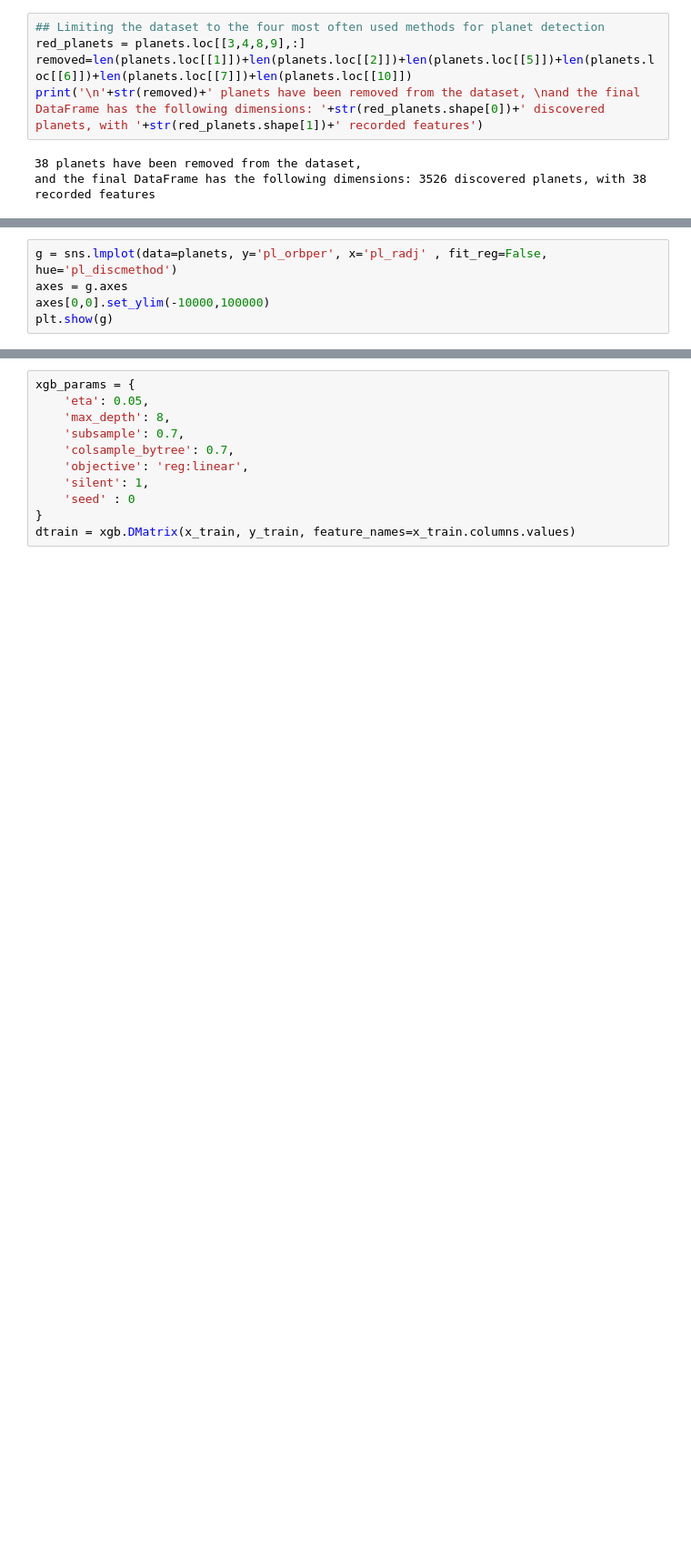
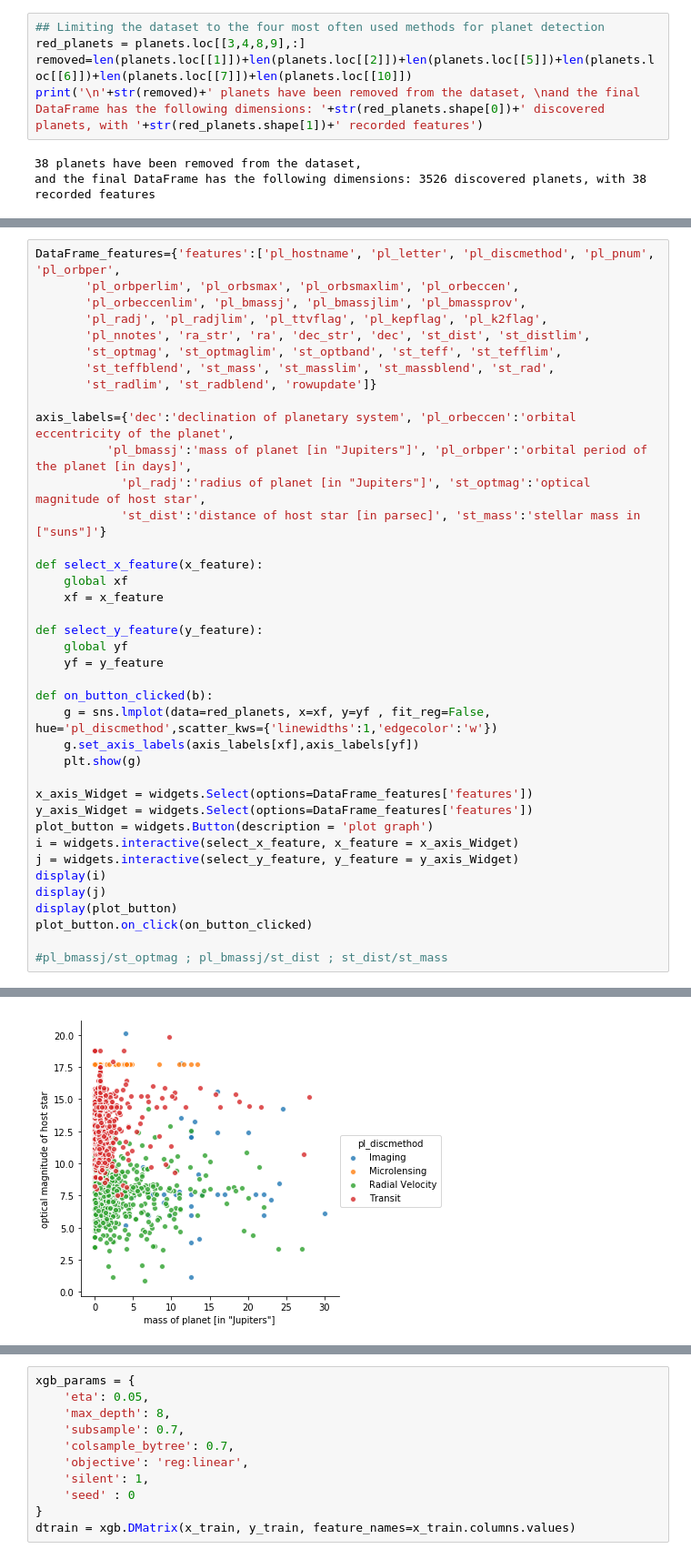
Before and after one commit to jakobgu/FAES_BIOF309_Exoplanets, a Jupyter notebook: planets.ipynb, the cells around one changed output, grey strips where cells are left out. Shown at 91% size. Saved outputs shown, nothing was run; the diff lists cells and outputs as text; blank space fills up the shorter version.

```diff
--- a/planets.ipynb
+++ b/planets.ipynb
@@ -356,5 +357,0 @@ Image(filename = '/Users/gutzmannjj/Work/AnacondaProjects/FAES_BIOF309_Exoplanet
-# %%
-g = sns.lmplot(data=planets, y='pl_orbper', x='pl_radj' , fit_reg=False, hue='pl_discmethod')
-axes = g.axes
-axes[0,0].set_ylim(-10000,100000)
-plt.show(g)
@@ -499,0 +366,40 @@ plt.show()
+# %%
+DataFrame_features={'features':['pl_hostname', 'pl_letter', 'pl_discmethod', 'pl_pnum', 'pl_orbper',
+       'pl_orbperlim', 'pl_orbsmax', 'pl_orbsmaxlim', 'pl_orbeccen',
+       'pl_orbeccenlim', 'pl_bmassj', 'pl_bmassjlim', 'pl_bmassprov',
+       'pl_radj', 'pl_radjlim', 'pl_ttvflag', 'pl_kepflag', 'pl_k2flag',
+       'pl_nnotes', 'ra_str', 'ra', 'dec_str', 'dec', 'st_dist', 'st_distlim',
+       'st_optmag', 'st_optmaglim', 'st_optband', 'st_teff', 'st_tefflim',
+       'st_teffblend', 'st_mass', 'st_masslim', 'st_massblend', 'st_rad',
+       'st_radlim', 'st_radblend', 'rowupdate']}
+
+axis_labels={'dec':'declination of planetary system', 'pl_orbeccen':'orbital eccentricity of the planet',
+          'pl_bmassj':'mass of planet [in "Jupiters"]', 'pl_orbper':'orbital period of the planet [in days]',
+            'pl_radj':'radius of planet [in "Jupiters"]', 'st_optmag':'optical magnitude of host star',
+            'st_dist':'distance of host star [in parsec]', 'st_mass':'stellar mass in ["suns"]'}
+
+def select_x_feature(x_feature):
+    global xf
+    xf = x_feature
+
+def select_y_feature(y_feature):
+    global yf
+    yf = y_feature
+
+def on_button_clicked(b):
+    g = sns.lmplot(data=red_planets, x=xf, y=yf , fit_reg=False, hue='pl_discmethod',scatter_kws={'linewidths':1,'edgecolor':'w'})
+    g.set_axis_labels(axis_labels[xf],axis_labels[yf])
+    plt.show(g)
+
+x_axis_Widget = widgets.Select(options=DataFrame_features['features'])
+y_axis_Widget = widgets.Select(options=DataFrame_features['features'])
+plot_button = widgets.Button(description = 'plot graph')
+i = widgets.interactive(select_x_feature, x_feature = x_axis_Widget)
+j = widgets.interactive(select_y_feature, y_feature = y_axis_Widget)
+display(i)
+display(j)
+display(plot_button)
+plot_button.on_click(on_button_clicked)
+
+#pl_bmassj/st_optmag ; pl_bmassj/st_dist ; st_dist/st_mass
+# %% [output]
@@ -499,0 +415 @@ plt.show()
+[figure, added]
```
Also changed, not shown: parts of 22 cells of this notebook, 3 other files.
